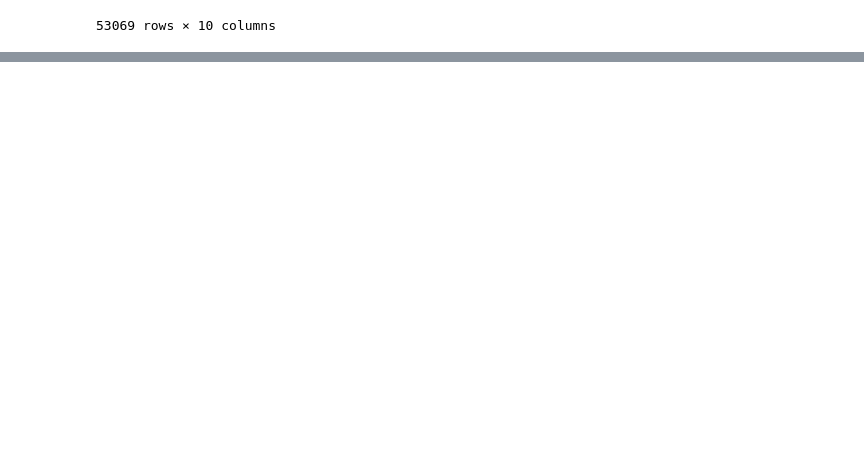
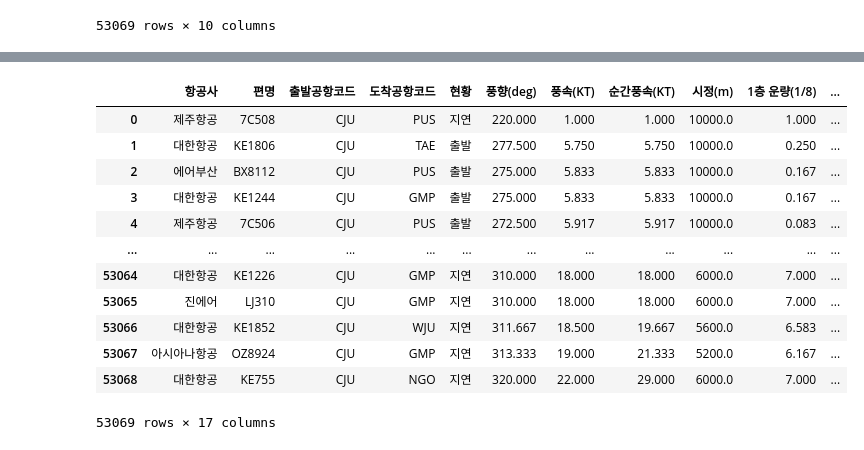
Before and after one commit to lmdss1294/project_2, a Jupyter notebook: Untitled33.ipynb, the cells around one changed output, grey strips where cells are left out. Drawn from its saved outputs; the diff is of its cells as text; code cells hidden in the pictures; blank space fills up the shorter version.

```diff
--- a/Untitled33.ipynb
+++ b/Untitled33.ipynb
@@ -217,0 +338,4 @@ df
+# %%
+data = df_merged
+# %%
+data = data.drop(labels = ['날짜','계획시간'	,'예상시간'	,'출발시간','일시'],axis = 1)
@@ -217,0 +354,18 @@ df
+# %%
+data = data.round(3)
+# %%
+data
+# %% [output]
+|  | 항공사 | 편명 | 출발공항코드 | 도착공항코드 | 현황 | 풍향(deg) | 풍속(KT) | 순간풍속(KT) | 시정(m) | 1층 운량(1/8) | ... |
+| 0 | 제주항공 | 7C508 | CJU | PUS | 지연 | 220.000 | 1.000 | 1.000 | 10000.0 | 1.000 | ... |
+| 1 | 대한항공 | KE1806 | CJU | TAE | 출발 | 277.500 | 5.750 | 5.750 | 10000.0 | 0.250 | ... |
+| 2 | 에어부산 | BX8112 | CJU | PUS | 출발 | 275.000 | 5.833 | 5.833 | 10000.0 | 0.167 | ... |
+| 3 | 대한항공 | KE1244 | CJU | GMP | 출발 | 275.000 | 5.833 | 5.833 | 10000.0 | 0.167 | ... |
+| 4 | 제주항공 | 7C506 | CJU | PUS | 출발 | 272.500 | 5.917 | 5.917 | 10000.0 | 0.083 | ... |
+| ... | ... | ... | ... | ... | ... | ... | ... | ... | ... | ... | ... |
+| 53064 | 대한항공 | KE1226 | CJU | GMP | 지연 | 310.000 | 18.000 | 18.000 | 6000.0 | 7.000 | ... |
+| 53065 | 진에어 | LJ310 | CJU | GMP | 지연 | 310.000 | 18.000 | 18.000 | 6000.0 | 7.000 | ... |
+| 53066 | 대한항공 | KE1852 | CJU | WJU | 지연 | 311.667 | 18.500 | 19.667 | 5600.0 | 6.583 | ... |
+| 53067 | 아시아나항공 | OZ8924 | CJU | GMP | 지연 | 313.333 | 19.000 | 21.333 | 5200.0 | 6.167 | ... |
+| 53068 | 대한항공 | KE755 | CJU | NGO | 지연 | 320.000 | 22.000 | 29.000 | 6000.0 | 7.000 | ... |
+53069 rows × 17 columns
```
Also changed, not shown: parts of 17 cells of this notebook.
